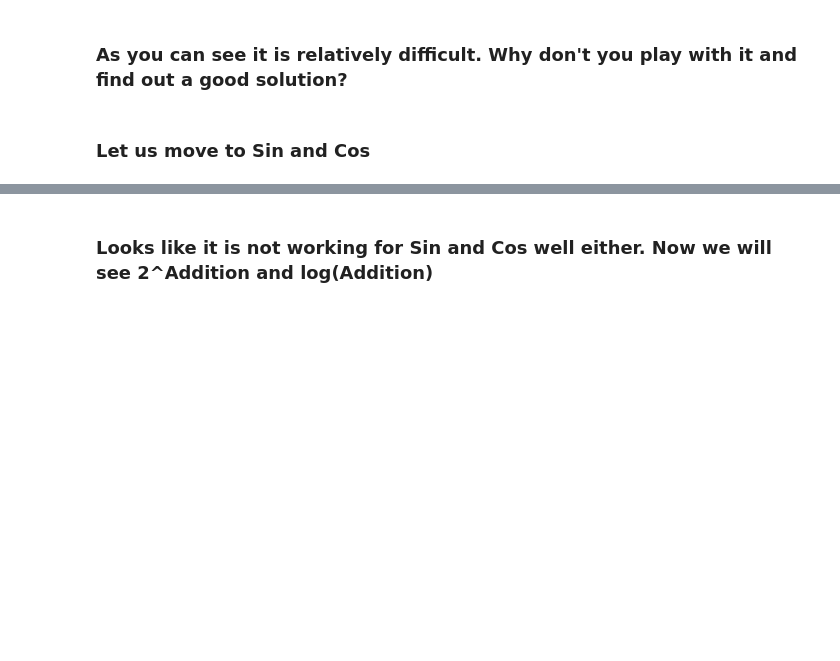
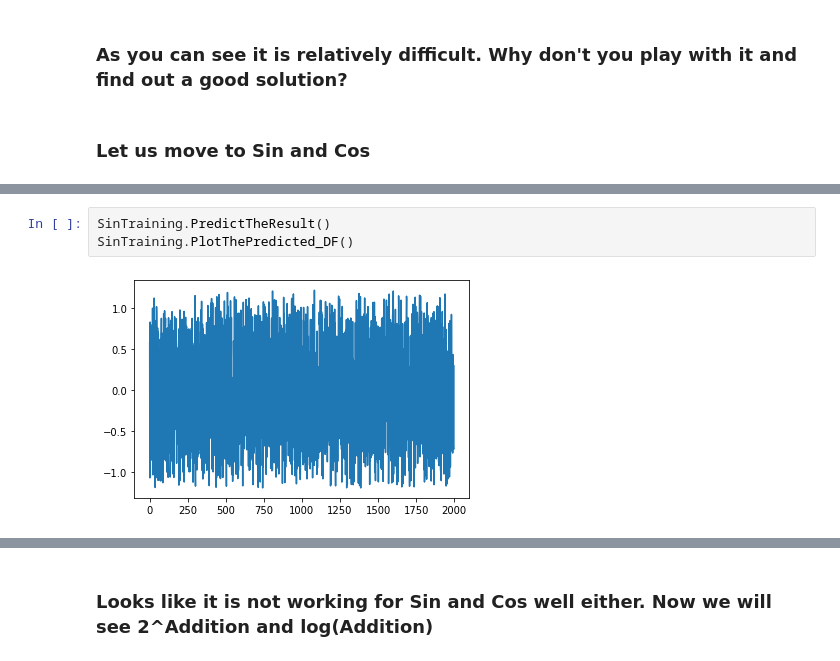
Before and after one commit to amit7urmc/Free-Data-Collections-for-students-beginning-to-learn-ML, a Jupyter notebook: ForTraining_0001.ipynb, the cells around one changed output, grey strips where cells are left out. Cells and saved outputs as stored; diff of their text form; blank space fills up the shorter version.

```diff
--- a/ForTraining_0001.ipynb
+++ b/ForTraining_0001.ipynb
@@ -316,0 +331,5 @@ CosTraining.PredictOneVal(A=0.0,B=0.0)
+# %%
+SinTraining.PredictTheResult()
+SinTraining.PlotThePredicted_DF()
+# %% [output]
+[figure, added]
```
Also changed, not shown: parts of 25 cells of this notebook.
